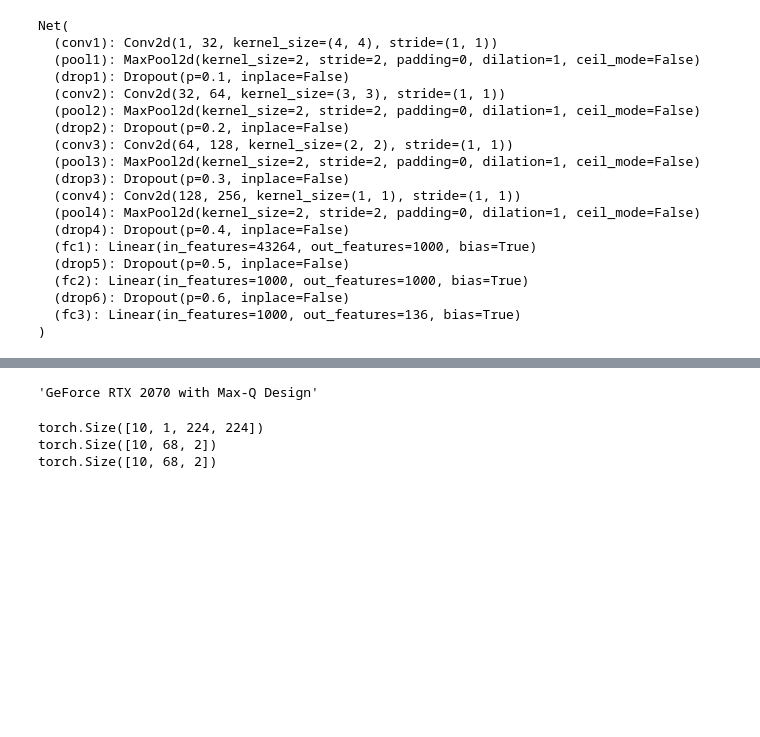
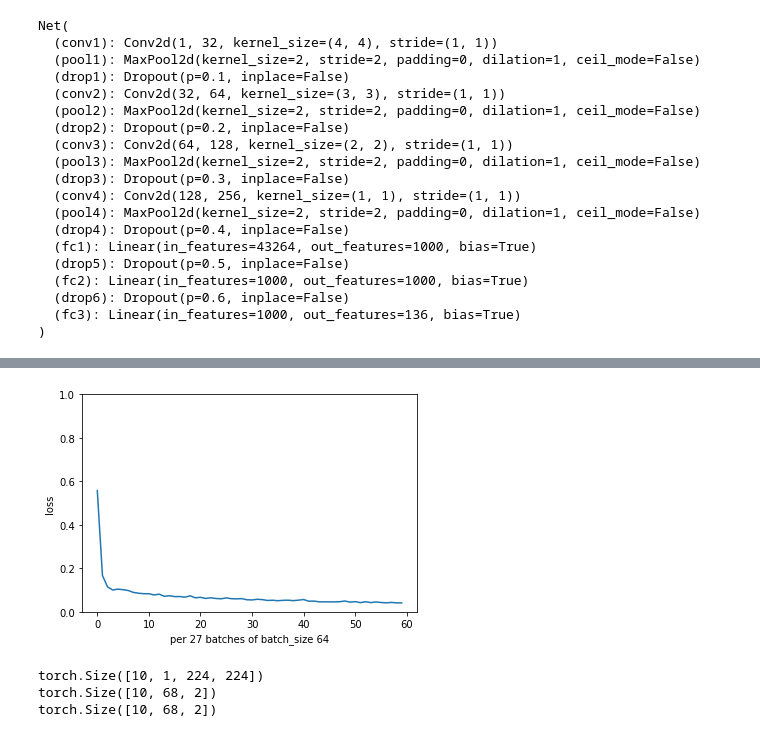
Before and after one commit to leeping-ng/ML-CV-Facial-Keypoint-Detection, a Jupyter notebook: Facial Keypoint Detection.ipynb, the cells around one changed output, grey strips where cells are left out. Saved outputs shown, nothing was run; the diff lists cells and outputs as text; code cells hidden in the pictures; blank space fills up the shorter version.

```diff
--- a/Facial Keypoint Detection.ipynb
+++ b/Facial Keypoint Detection.ipynb
@@ -322,6 +322,8 @@ def train_net(n_epochs):
 
     # prepare the net for training
     #net.train()
+
+    loss_over_time = []
 
     # move model to GPU
     net.to("cuda")
@@ -369,6 +371,11 @@ def train_net(n_epochs):
             running_loss += loss.item()
             if batch_i % 27 == 26:    # print every 27 batches
                 print('Epoch: {}, Batch: {}, Avg. Loss: {}'.format(epoch + 1, batch_i+1, running_loss/27))
+
+                loss_over_time.append(running_loss/27)
+
                 running_loss = 0.0
 
     print('Finished Training')
+
+    return loss_over_time
@@ -379,8 +382,8 @@ def train_net(n_epochs):
 # %%
 # train your network
-n_epochs = 2 # start small, and increase when you've decided on your model structure and hyperparams
+n_epochs = 30 # start small, and increase when you've decided on your model structure and hyperparams
 
 # this is a Workspaces-specific context manager to keep the connection
 # alive while training your model, not part of pytorch
-train_net(n_epochs)
+training_loss = train_net(n_epochs)
 # %% [output]
@@ -391,8 +406,12 @@ Epoch: 2, Batch: 54, Avg. Loss: 0.04112155818276935
 Finished Training
-# %%
-torch.cuda.get_device_name(0)
-# %% [output]
-'GeForce RTX 2070 with Max-Q Design'
+# %%
+plt.plot(training_loss)
+plt.xlabel('per 27 batches of batch_size 64')
+plt.ylabel('loss')
+plt.ylim(0, 1.0) # consistent scale
+plt.show()
+# %% [output]
+[figure, added]
 # %%
 test_dataset = FacialKeypointsDataset(csv_file='data/test_frames_keypoints.csv',
                                              path_base='data/test/',
```
Also changed, not shown: parts of 9 cells of this notebook.
